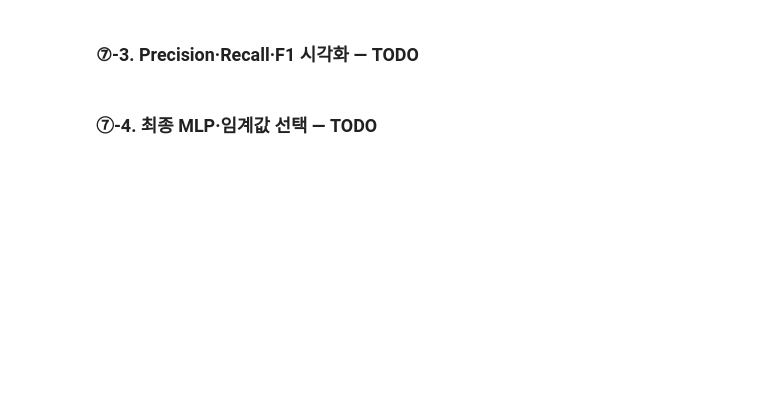
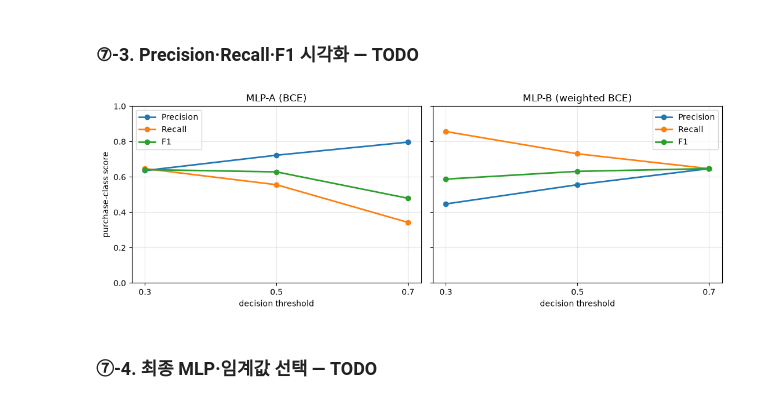
Before and after one commit to djdjwoqve-boop/ai-mini-projects, a Jupyter notebook: mini-project-01/code/02_classification_online_shopping.ipynb, the cells around one changed output. Drawn from its saved outputs; the diff is of its cells as text; code cells hidden in the pictures; blank space fills up the shorter version.

```diff
--- a/mini-project-01/code/02_classification_online_shopping.ipynb
+++ b/mini-project-01/code/02_classification_online_shopping.ipynb
@@ -956,12 +1354,26 @@ threshold_records = []
 
 for name, model in mlp_models.items():
     # TODO 7-2. 해당 모델의 Validation 구매 확률을 계산합니다.
-    prob = ...
+    prob = np.asarray(
+    mlp_probabilities(model, x_valid_tensor)
+    ).reshape(-1)
     for t in thresholds:
         # TODO 7-3. 확률을 t 기준으로 0/1 분류한 뒤 평가 지표와 혼동행렬을 계산합니다.
-        pred = ...
-        scores = ...
-        tn, fp, fn, tp = ...
+        pred = (prob >= t).astype(int)
+        scores = {
+            "Precision": precision_score(
+                y_valid, pred, zero_division=0
+            ),
+            "Recall": recall_score(
+                y_valid, pred, zero_division=0
+            ),
+            "F1": f1_score(
+                y_valid, pred, zero_division=0
+            )
+        }
+        tn, fp, fn, tp = confusion_matrix(
+            y_valid, pred, labels=[0, 1]
+        ).ravel()
         # [공통] 모델별·임계값별 성능 기록
         threshold_records.append({
             "Model": name, "Threshold": t, **scores,
@@ -977,20 +1397,28 @@ display(threshold_df[[
 # %%
 # [공통] 성능 변화 그래프 기본 틀
 fig, axes = plt.subplots(1, 2, figsize=(11, 4), sharey=True)
 for ax, (name, part) in zip(axes, threshold_df.groupby("Model", sort=False)):
     for metric in ["Precision", "Recall", "F1"]:
         # TODO 7-4. threshold를 x축으로 지표의 변화를 표시합니다.
         # 힌트: ax.plot(part["Threshold"], part[metric], marker="o", label=metric)
-        ...
+        ax.plot(
+            part["Threshold"],
+            part[metric],
+            marker="o",
+            linewidth=2,
+            label=metric
+        )
     ax.set_title(name)
     ax.set_xticks(thresholds)
     ax.set_xlabel("decision threshold")
     ax.set_ylim(0, 1)
     ax.grid(alpha=0.3)
     ax.legend()
 axes[0].set_ylabel("purchase-class score")
 plt.tight_layout()
 plt.show()
+# %% [output]
+[figure, added]
 # %% [markdown]
 ### ⑦-4. 최종 MLP·임계값 선택 — TODO
 # %%
```
Also changed, not shown: parts of 17 cells of this notebook.
